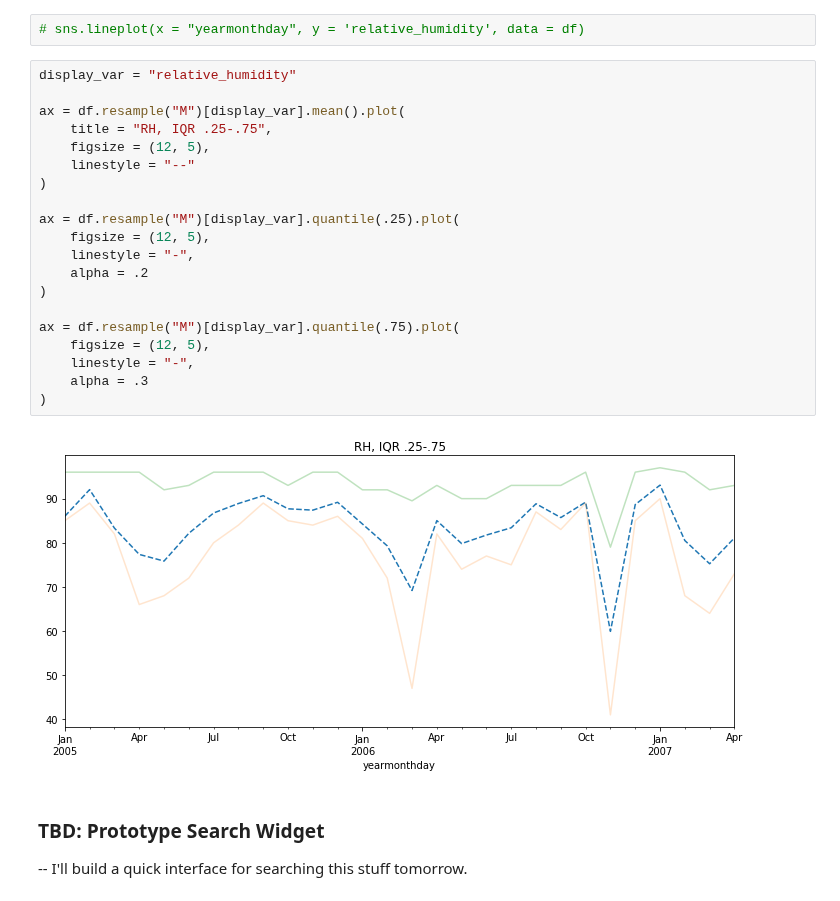
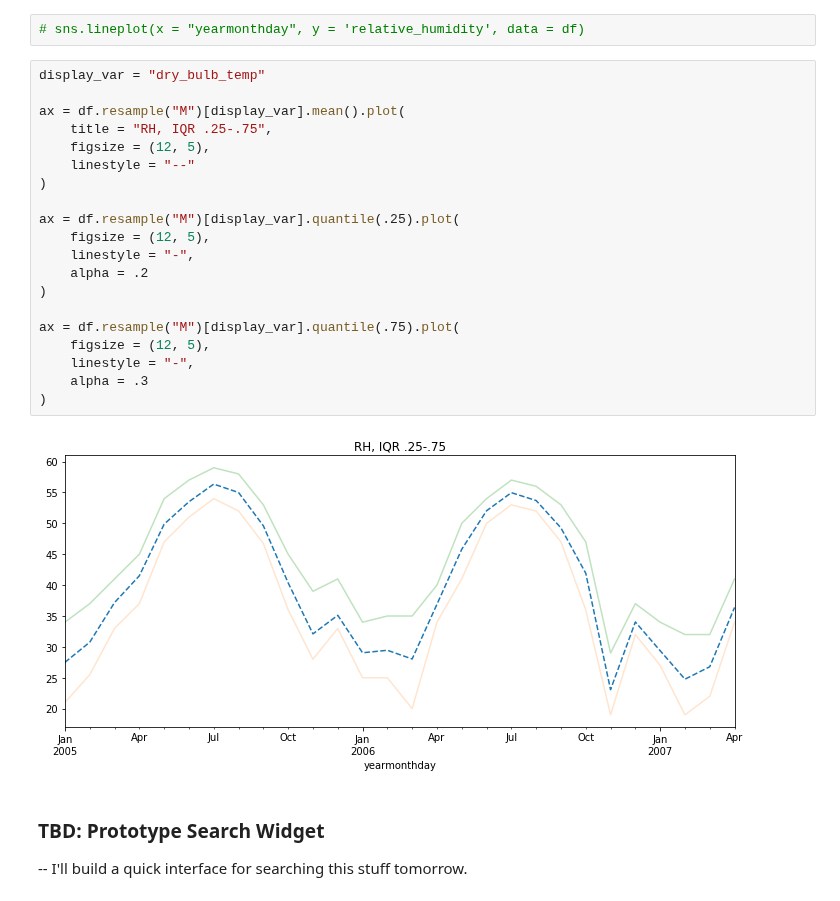
Before and after one commit to howweirdistheweather/weather_app, a Jupyter notebook: notebooks/02-dy-eda.ipynb, the cells around one changed output. Cells and saved outputs as stored; diff of their text form.

```diff
--- a/notebooks/02-dy-eda.ipynb
+++ b/notebooks/02-dy-eda.ipynb
@@ -53,27 +58,27 @@ df.resample("M")[['relative_humidity', 'wet_bulb_temp', 'dry_bulb_temp']].mean()
 # %%
 # sns.lineplot(x = "yearmonthday", y = 'relative_humidity', data = df)
 # %%
-display_var = "relative_humidity"
+display_var = "dry_bulb_temp"
 
 ax = df.resample("M")[display_var].mean().plot(
     title = "RH, IQR .25-.75",
     figsize = (12, 5),
     linestyle = "--"
 )
 
 ax = df.resample("M")[display_var].quantile(.25).plot(
     figsize = (12, 5),
     linestyle = "-",
     alpha = .2
 )
 
 ax = df.resample("M")[display_var].quantile(.75).plot(
     figsize = (12, 5),
     linestyle = "-",
     alpha = .3
 )
 # %% [output]
-[figure, old version]
+[figure, new version]
 # %% [markdown]
 ### TBD: Prototype Search Widget
 
```
Also changed, not shown: parts of 4 cells of this notebook.
